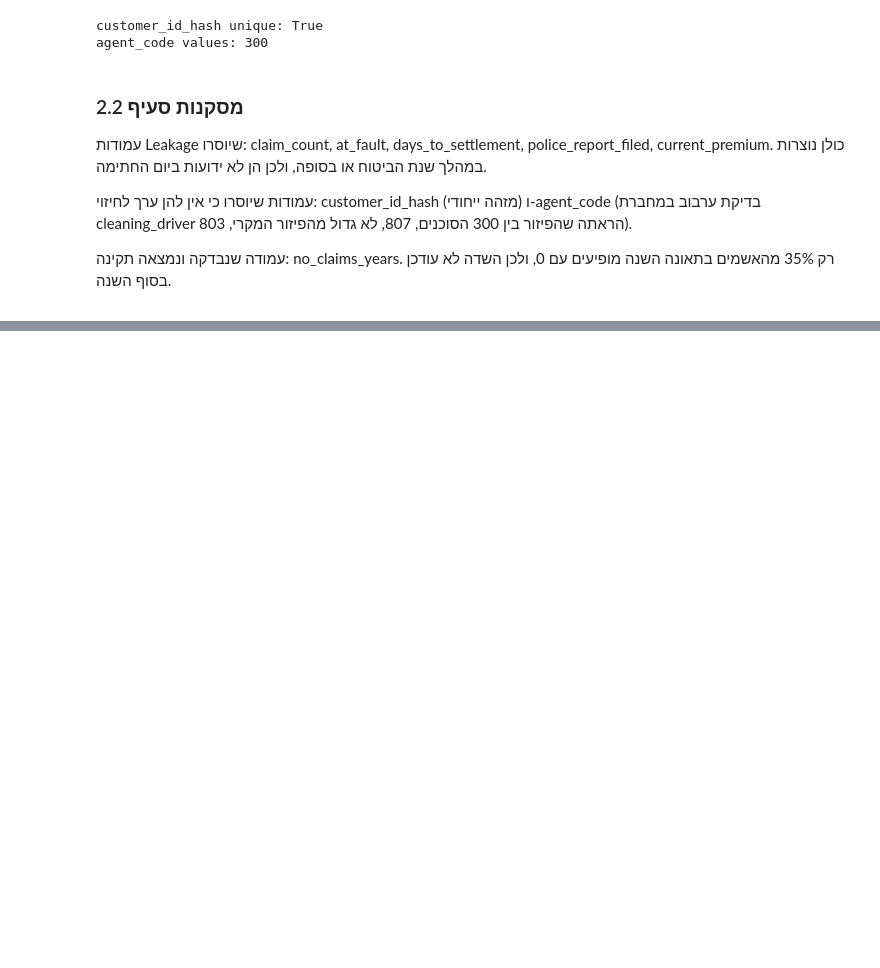
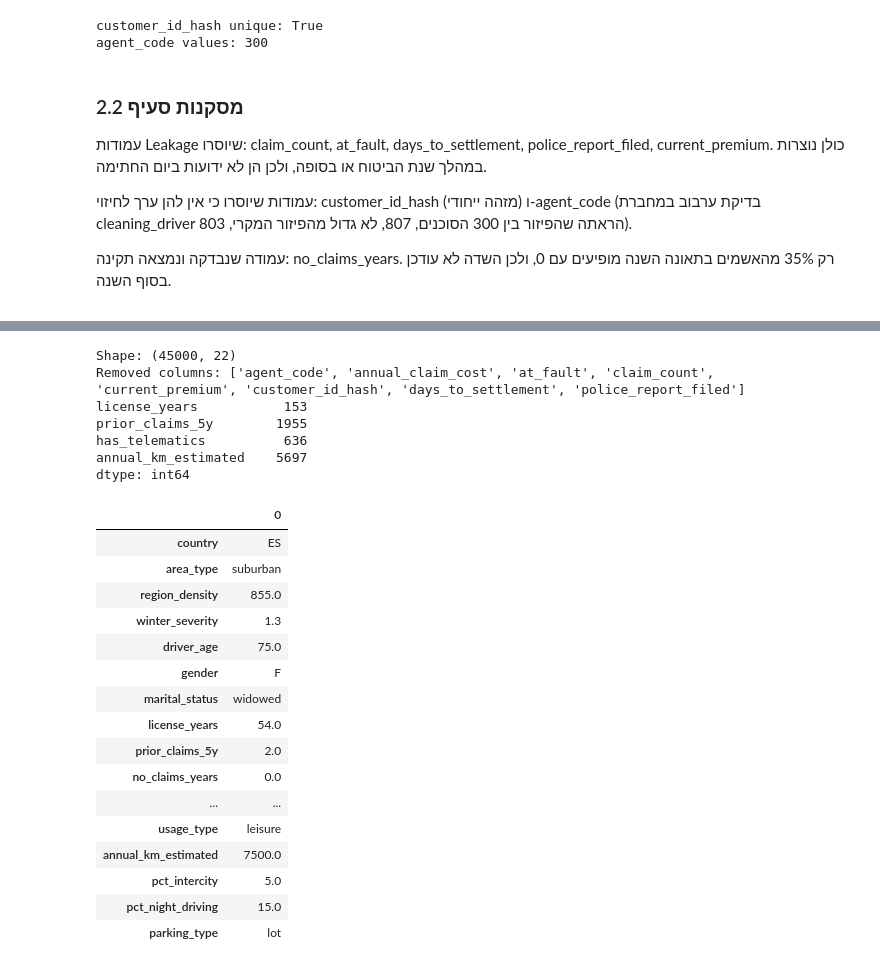
Before and after one commit to liadrimer/car-insurance-claim-prediction, a Jupyter notebook: notebook.ipynb, the cells around one changed output, grey strips where cells are left out. Drawn from its saved outputs; the diff is of its cells as text; code cells hidden in the pictures; blank space fills up the shorter version.

```diff
--- a/notebook.ipynb
+++ b/notebook.ipynb
@@ -251,0 +266,12 @@ ID_COLS = ["customer_id_hash", "agent_code"]
+# %%
+# פונקציות עזר לניקוי: אחת לעמודות מספר ואחת לעמודות טקסט, שעובדות גם על עמודה ריקה לגמרי
+def to_num(s):
+    # המרה למספר אחרי הסרת פסיקים ורווחים, וערך אינסופי הופך לחסר
+    out = pd.to_numeric(s.astype(str).str.replace(",", "", regex=False).str.strip(), errors="coerce")
+    return out.replace([np.inf, -np.inf], np.nan)
+
+def clean_text(s, case="lower"):
+    # הסרת רווחים ואחידות אותיות, וערך חסר או מחרוזת ריקה הופכים לחסר
+    out = s.astype(str).str.strip()
+    out = out.str.upper() if case == "upper" else out.str.lower()
+    return out.where(s.notna() & (out != ""))
@@ -251,0 +489,52 @@ ID_COLS = ["customer_id_hash", "agent_code"]
+# %%
+# רשימת עמודות המודל בסדר קבוע, ופונקציית ההכנה שמנקה ומחזירה רק אותן
+TARGET = "annual_claim_cost"
+FEATURE_COLS = [
+    "country", "area_type", "region_density", "winter_severity", "driver_age", "gender", "marital_status",
+    "license_years", "prior_claims_5y", "no_claims_years", "violations_3y",
+    "vehicle_type", "vehicle_age", "engine_hp", "vehicle_value", "safety_features_count", "has_telematics",
+    "usage_type", "annual_km_estimated", "pct_intercity", "pct_night_driving", "parking_type",
+]
+
+def prepare_data(df):
+    # עמודה חסרה נוספת כריקה, ניקוי שני החלקים, ושמירה רק על עמודות המודל בסדר קבוע
+    df = df.copy()
+    for c in FEATURE_COLS:
+        if c not in df.columns:
+            df[c] = np.nan
+    df = clean_driver_cols(df)
+    df = clean_vehicle_cols(df)
+    return df[FEATURE_COLS]
+# %%
+# הרצה על כל הדאטה ועל שורה בודדת: גודל, עמודות שירדו וערכים חסרים שנשארים ל-Pipeline
+X = prepare_data(df)
+print("Shape:", X.shape)
+print("Removed columns:", sorted(set(df.columns) - set(X.columns)))
+missing = X.isna().sum()
+print(missing[missing > 0])
+prepare_data(df.iloc[[0]]).T
+# %% [output]
+Shape: (45000, 22)
+Removed columns: ['agent_code', 'annual_claim_cost', 'at_fault', 'claim_count', 'current_premium', 'customer_id_hash', 'days_to_settlement', 'police_report_filed']
+license_years           153
+prior_claims_5y        1955
+has_telematics          636
+annual_km_estimated    5697
+dtype: int64
+|  | 0 |
+| country | ES |
+| area_type | suburban |
+| region_density | 855.0 |
+| winter_severity | 1.3 |
+| driver_age | 75.0 |
+| gender | F |
+| marital_status | widowed |
+| license_years | 54.0 |
+| prior_claims_5y | 2.0 |
+| no_claims_years | 0.0 |
+| ... | ... |
+| usage_type | leisure |
+| annual_km_estimated | 7500.0 |
+| pct_intercity | 5.0 |
+| pct_night_driving | 15.0 |
+| parking_type | lot |
```
Also changed, not shown: parts of 18 cells of this notebook.
